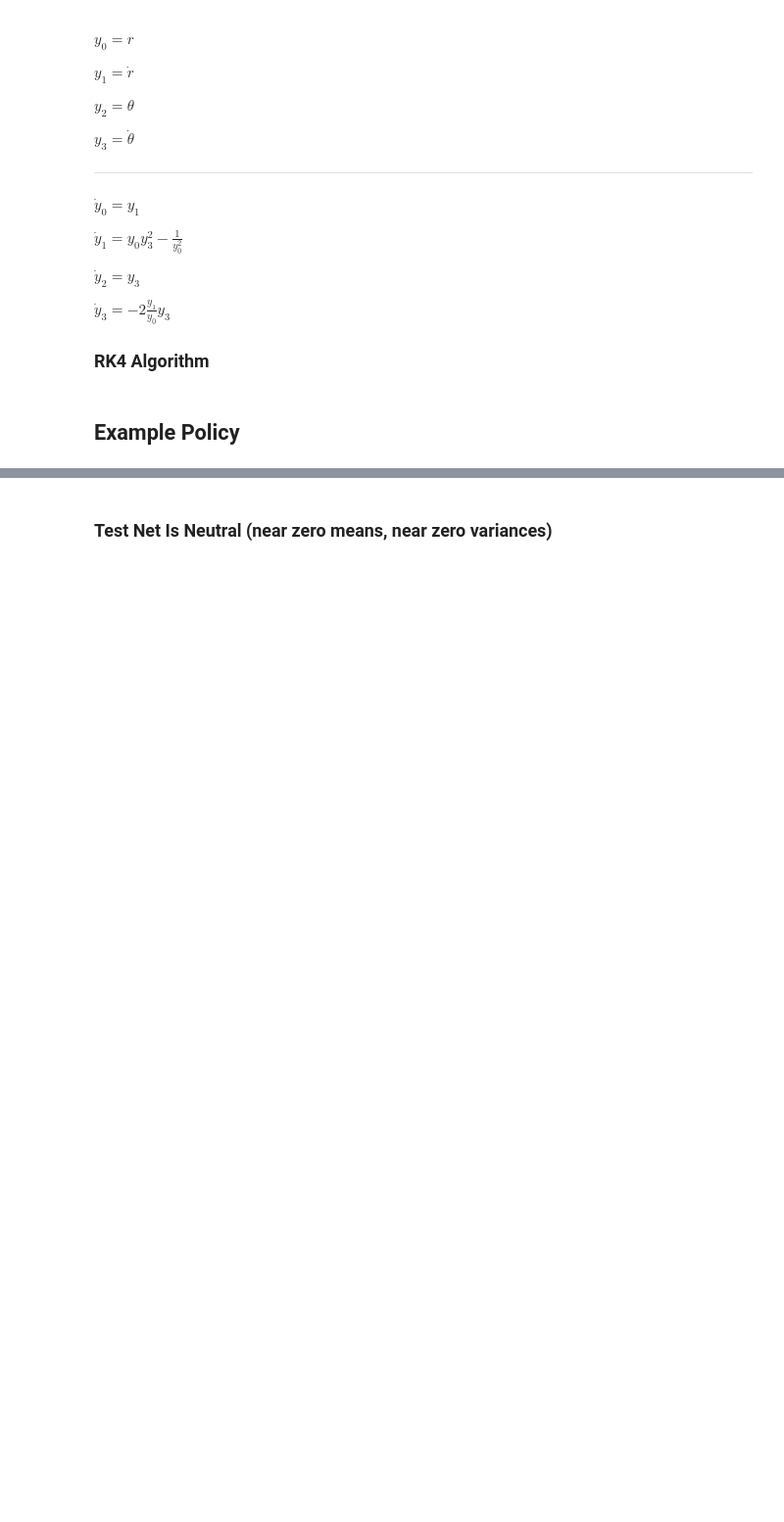
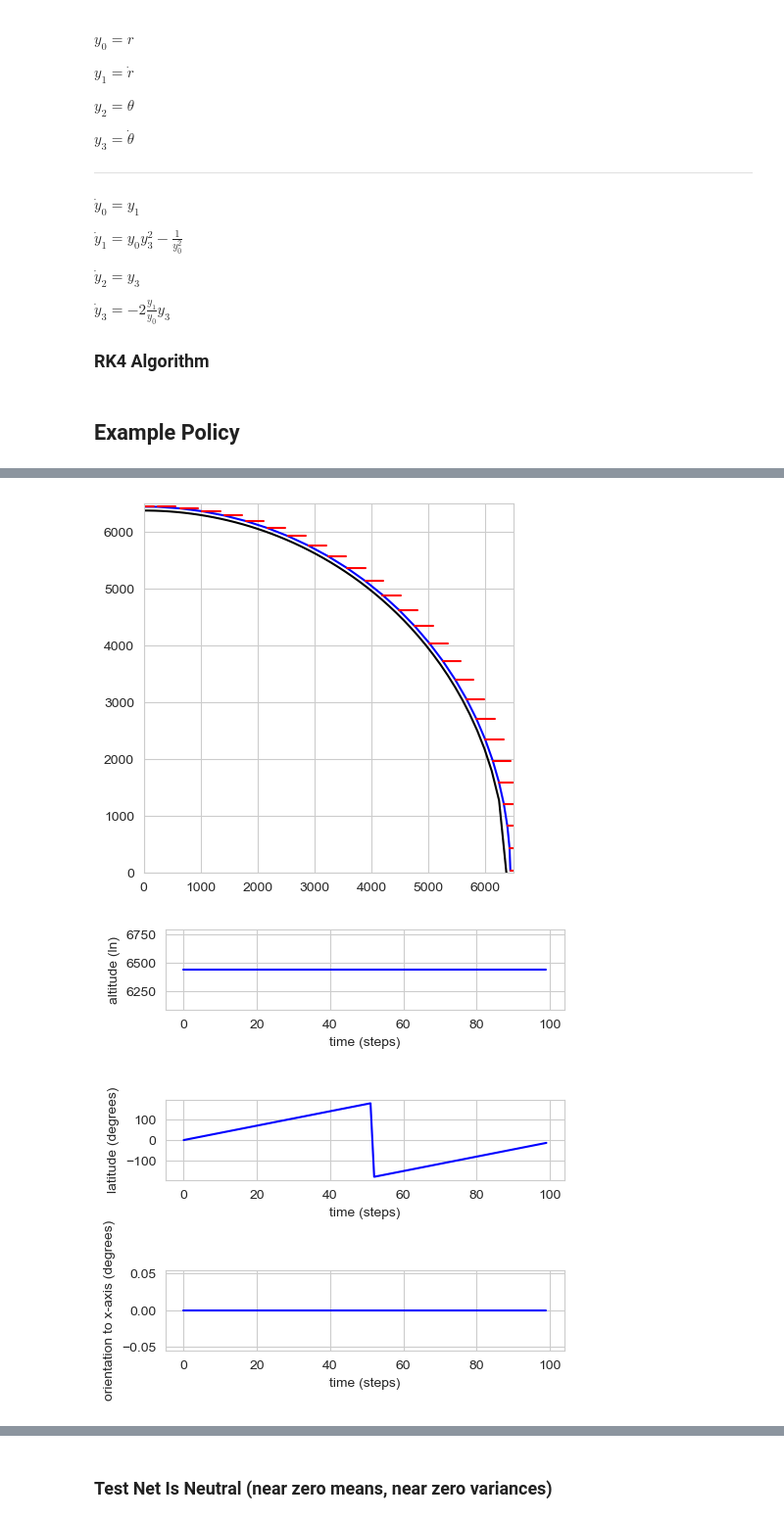
Before and after one commit to BVPhD/RL_scratch, a Jupyter notebook: Getting_to_Orbit_Continuous.ipynb, the cells around one changed output, grey strips where cells are left out. Shown at 98% size. Drawn from its saved outputs; the diff is of its cells as text; code cells hidden in the pictures; blank space fills up the shorter version.

```diff
--- a/Getting_to_Orbit_Continuous.ipynb
+++ b/Getting_to_Orbit_Continuous.ipynb
@@ -317,3 +345,8 @@ Policy Parameters
+# %%
+test_env.render(sample_traj_rate=10, xlim=[0, 6500], ylim=[0,6500])
+# %% [output]
+[figure, added]
+[figure, added]
 # %%
 def test_net(net, env, count=10, device="cpu"):
     rewards = 0.0
```
Also changed, not shown: parts of 22 cells of this notebook.
